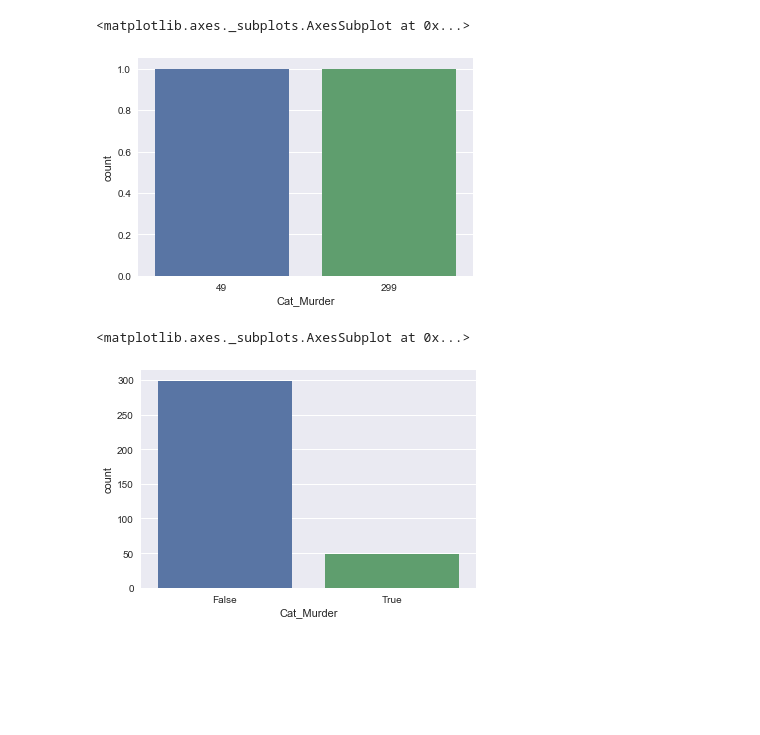
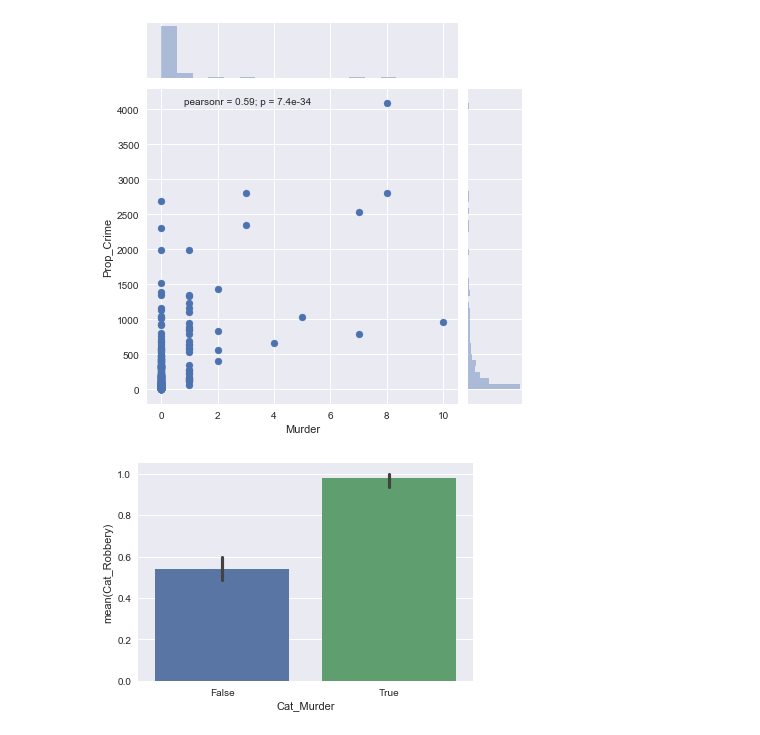
Before and after one commit to Begecky/Pre-Bootcamp-Materials, a Jupyter notebook: FBI_Data.ipynb, the cells around one changed output. Saved outputs shown, nothing was run; the diff lists cells and outputs as text; code cells hidden in the pictures; blank space fills up the shorter version.

```diff
--- a/FBI_Data.ipynb
+++ b/FBI_Data.ipynb
@@ -66,10 +37,19 @@ categoricals = data_2[['Cat_Murder', 'Cat_Robbery']]
-# %%
-sns.countplot(categoricals.Cat_Murder.value_counts())
-# %% [output]
-<matplotlib.axes._subplots.AxesSubplot at 0x...>
-[figure, removed]
-# %%
-sns.countplot(x = 'Cat_Murder', data = categoricals)
-# %% [output]
-<matplotlib.axes._subplots.AxesSubplot at 0x...>
-[figure, removed]
+# %%
+# Lookin' around for outliers - Took NYC out of the picture here to get an idea of the rest of the population
+# without it being skewed by such a large city.  This shows the number of property crimes in relation to the number
+# of murders.
+
+# data_A.describe()
+# data_A.shape
+
+sns.jointplot(x = 'Murder', y = 'Prop_Crime', data = data_A)
+plt.show()
+# %% [output]
+[figure, added]
+# %%
+# Looking at the categorical variables - Murder and Robbery - in relation to each other.
+
+sns.barplot(x = 'Cat_Murder', y = 'Cat_Robbery', data = categoricals)
+plt.show()
+# %% [output]
+[figure, added]
```
Also changed, not shown: parts of 16 cells of this notebook.
